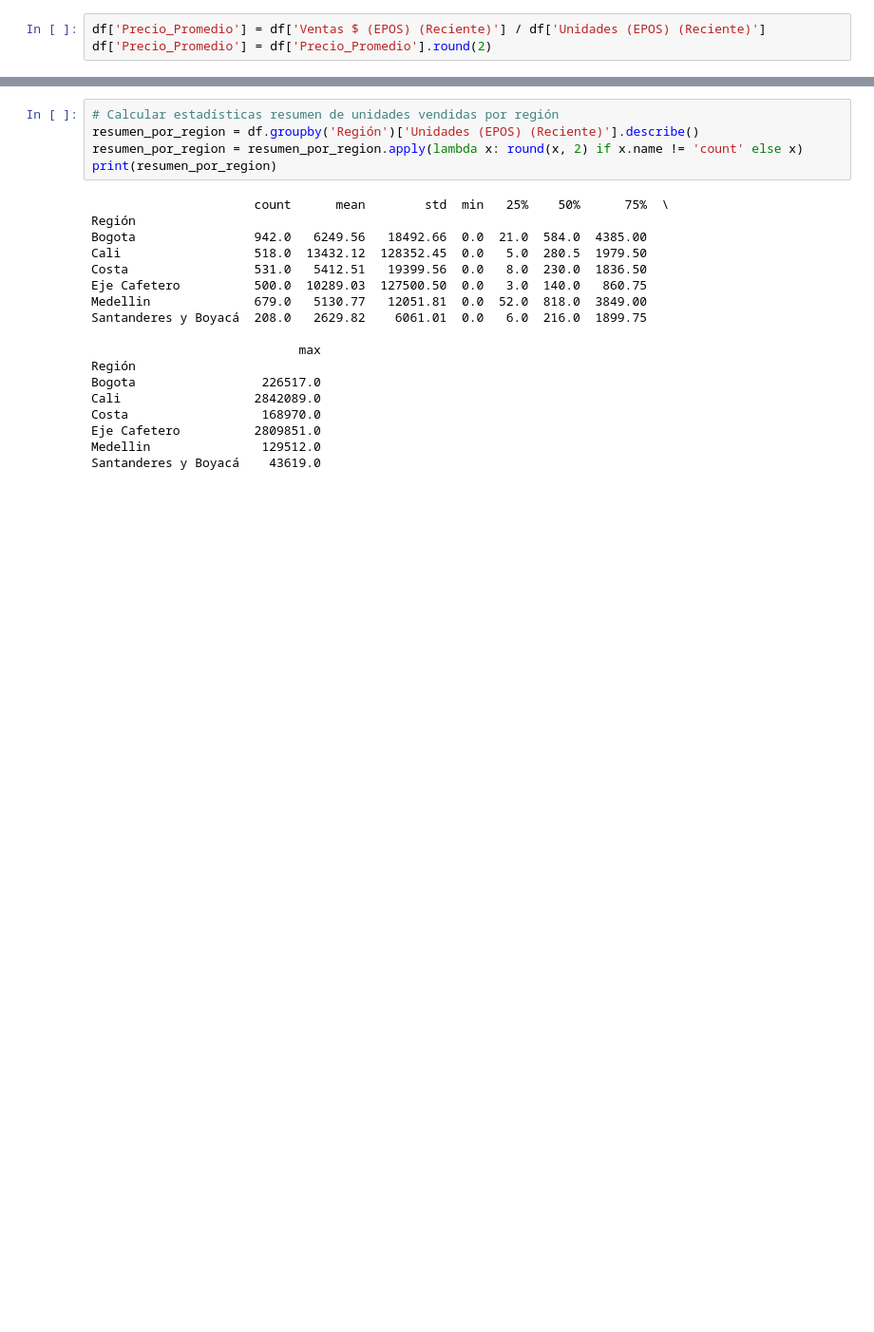
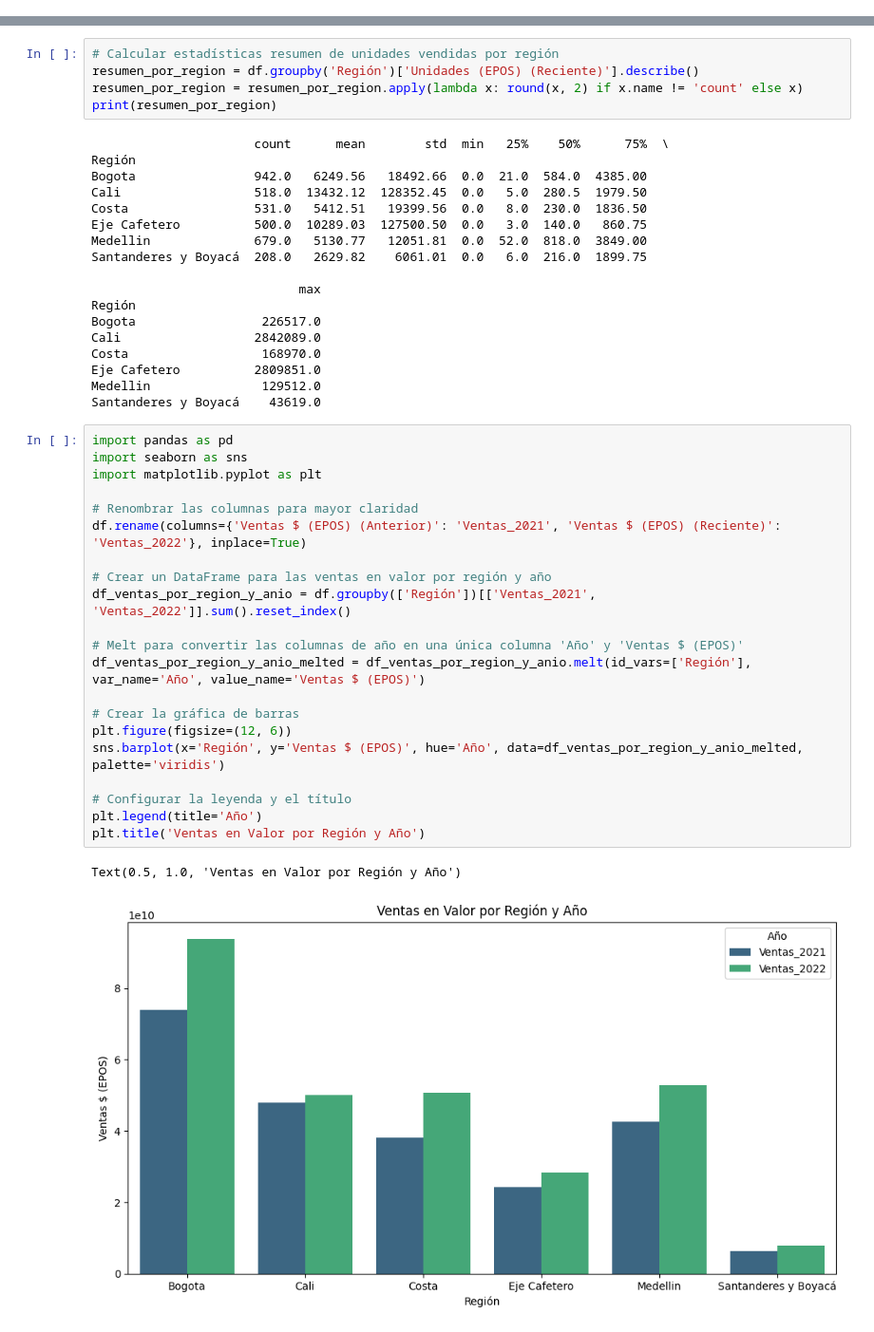
Before and after one commit to ALRIER/BigD_KonradLorenz, a Jupyter notebook: Proyecto_Final_CamiloCruz.ipynb, the cells around one changed output, grey strips where cells are left out. Shown: that part at 95% size. Cells and saved outputs as stored; diff of their text form; blank space fills up the shorter version.

```diff
--- a/Proyecto_Final_CamiloCruz.ipynb
+++ b/Proyecto_Final_CamiloCruz.ipynb
@@ -16,6 +16,3 @@ URL = '/content/drive/MyDrive/Colab Notebooks/BSC Pollo (YTD Diciembre 2022).xls
 import pandas as pd
 # %%
 df = pd.read_excel(URL, sheet_name ='Base (Productos y Marcas)')
-# %%
-df['Precio_Promedio'] = df['Ventas $ (EPOS) (Reciente)'] / df['Unidades (EPOS) (Reciente)']
-df['Precio_Promedio'] = df['Precio_Promedio'].round(2)
@@ -103,3 +79,27 @@ Costa                  168970.0
 Eje Cafetero          2809851.0
 Medellin               129512.0
 Santanderes y Boyacá    43619.0
+# %%
+import pandas as pd
+import seaborn as sns
+import matplotlib.pyplot as plt
+
+# Renombrar las columnas para mayor claridad
+df.rename(columns={'Ventas $ (EPOS) (Anterior)': 'Ventas_2021', 'Ventas $ (EPOS) (Reciente)': 'Ventas_2022'}, inplace=True)
+
+# Crear un DataFrame para las ventas en valor por región y año
+df_ventas_por_region_y_anio = df.groupby(['Región'])[['Ventas_2021', 'Ventas_2022']].sum().reset_index()
+
+# Melt para convertir las columnas de año en una única columna 'Año' y 'Ventas $ (EPOS)'
+df_ventas_por_region_y_anio_melted = df_ventas_por_region_y_anio.melt(id_vars=['Región'], var_name='Año', value_name='Ventas $ (EPOS)')
+
+# Crear la gráfica de barras
+plt.figure(figsize=(12, 6))
+sns.barplot(x='Región', y='Ventas $ (EPOS)', hue='Año', data=df_ventas_por_region_y_anio_melted, palette='viridis')
+
+# Configurar la leyenda y el título
+plt.legend(title='Año')
+plt.title('Ventas en Valor por Región y Año')
+# %% [output]
+Text(0.5, 1.0, 'Ventas en Valor por Región y Año')
+[figure, added]
```
Also changed, not shown: parts of 13 cells of this notebook.
